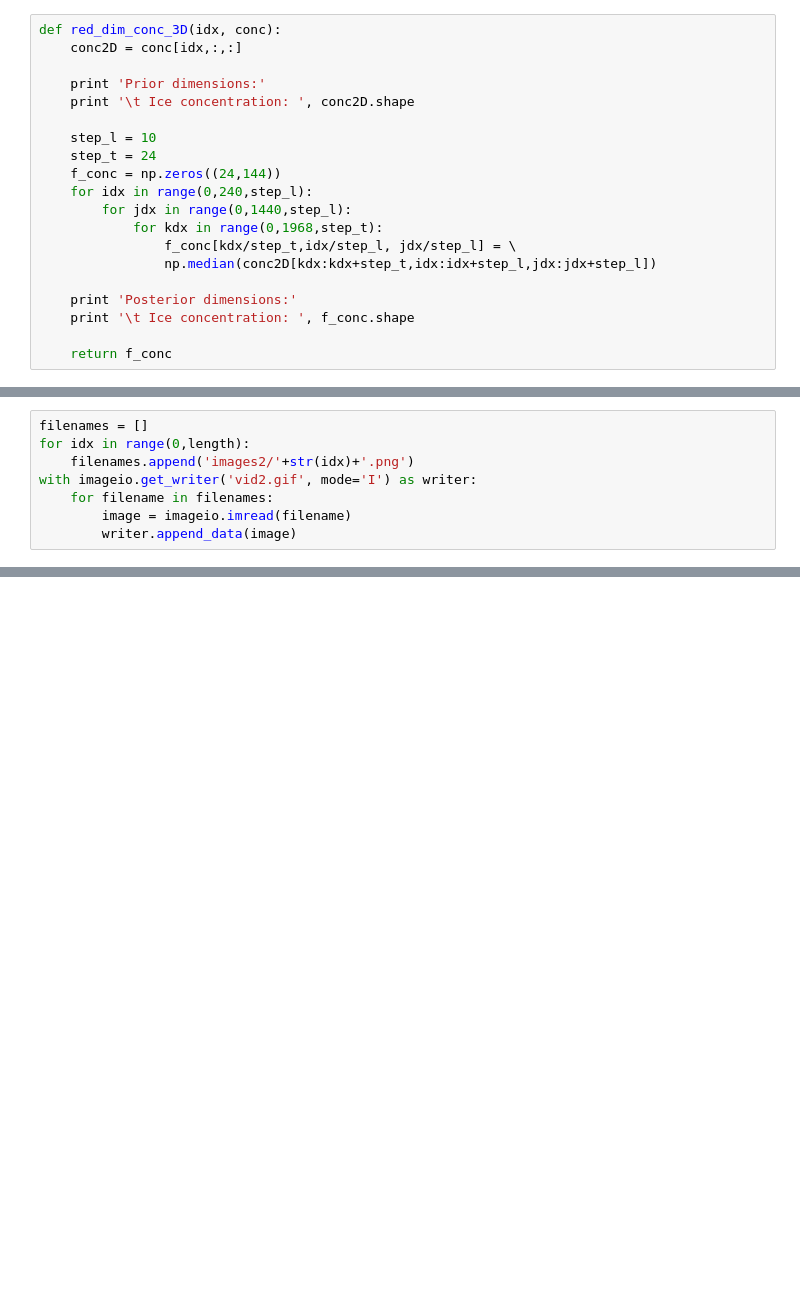
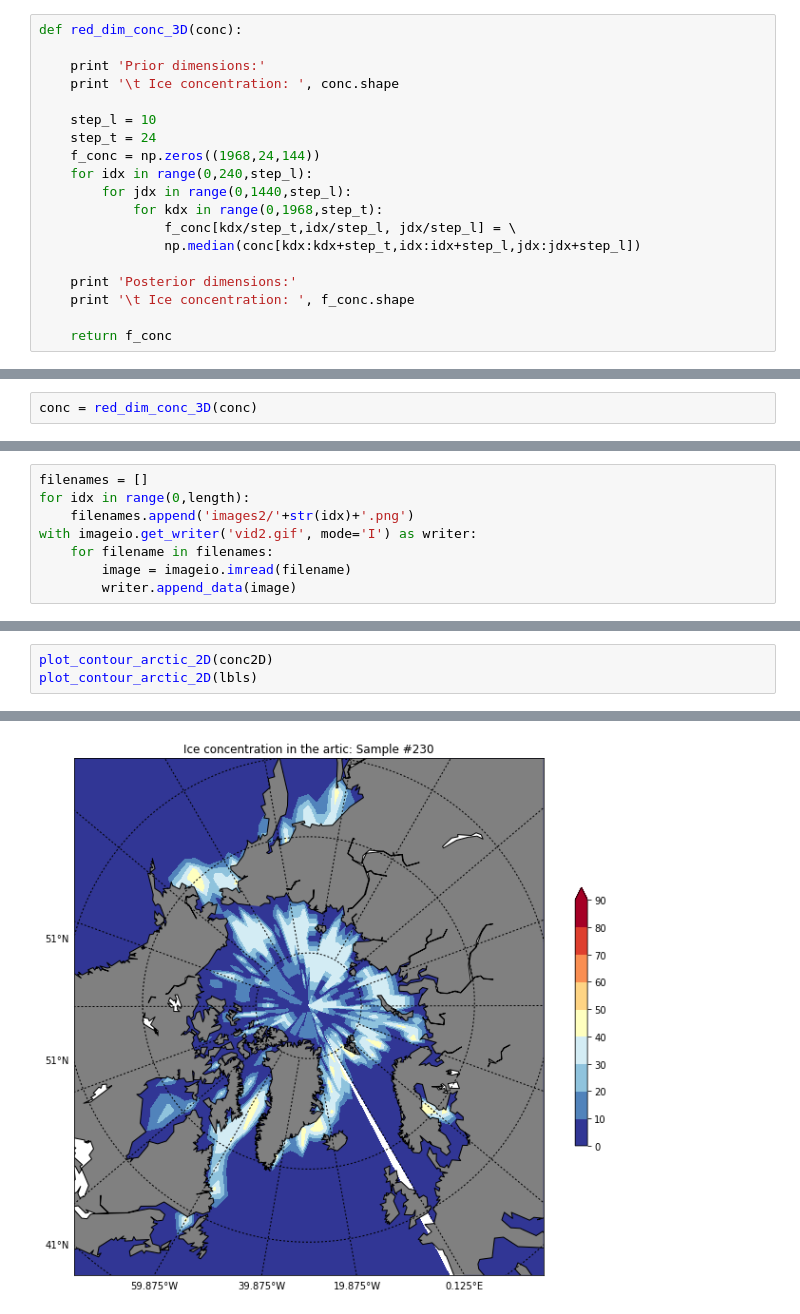
Before and after one commit to burklight/CCHackathon, a Jupyter notebook: artic_dimensions.ipynb, the cells around one changed output, grey strips where cells are left out. Cells and saved outputs as stored; diff of their text form; blank space fills up the shorter version.

```diff
--- a/artic_dimensions.ipynb
+++ b/artic_dimensions.ipynb
@@ -59,20 +59,19 @@ def red_dim_conc_2D(idx, conc):
 
     return f_conc
 # %%
-def red_dim_conc_3D(idx, conc):
-    conc2D = conc[idx,:,:]
+def red_dim_conc_3D(conc):
 
     print 'Prior dimensions:'
-    print '\t Ice concentration: ', conc2D.shape
+    print '\t Ice concentration: ', conc.shape
 
     step_l = 10
     step_t = 24
-    f_conc = np.zeros((24,144))
+    f_conc = np.zeros((1968,24,144))
     for idx in range(0,240,step_l):
         for jdx in range(0,1440,step_l):
             for kdx in range(0,1968,step_t):
                 f_conc[kdx/step_t,idx/step_l, jdx/step_l] = \
-                np.median(conc2D[kdx:kdx+step_t,idx:idx+step_l,jdx:jdx+step_l])
+                np.median(conc[kdx:kdx+step_t,idx:idx+step_l,jdx:jdx+step_l])
 
     print 'Posterior dimensions:'
     print '\t Ice concentration: ', f_conc.shape
@@ -94,3 +93,5 @@ Prior dimensions:
          Ice concentration:  (240, 1440)
 Posterior dimensions:
          Ice concentration:  (24, 144)
+# %%
+conc = red_dim_conc_3D(conc)
@@ -180,0 +198,4 @@ with imageio.get_writer('vid2.gif', mode='I') as writer:
+# %%
+plot_contour_arctic_2D(conc2D)
+plot_contour_arctic_2D(lbls)
+# %% [output]
@@ -180,0 +203 @@ with imageio.get_writer('vid2.gif', mode='I') as writer:
+[figure, added]
```
Also changed, not shown: parts of 6 cells of this notebook.
